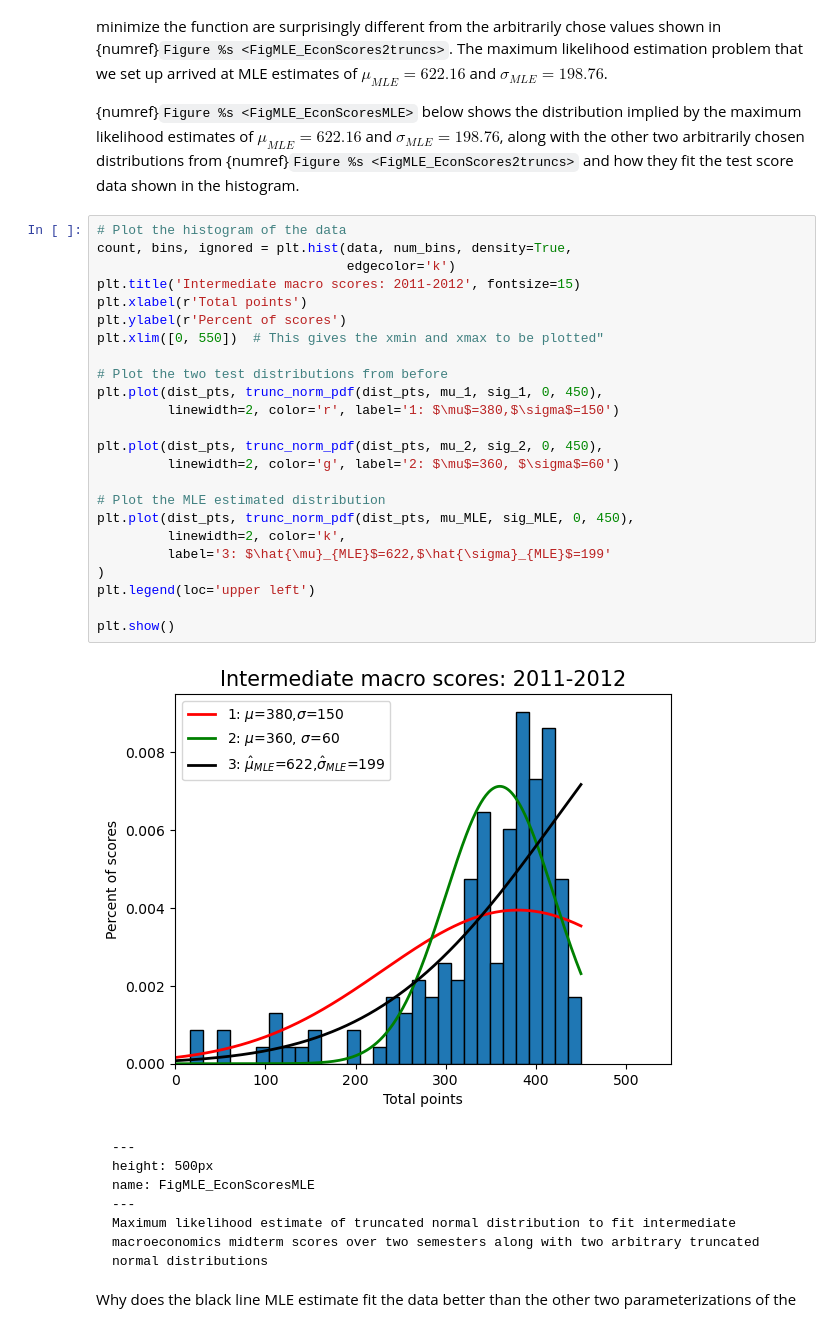
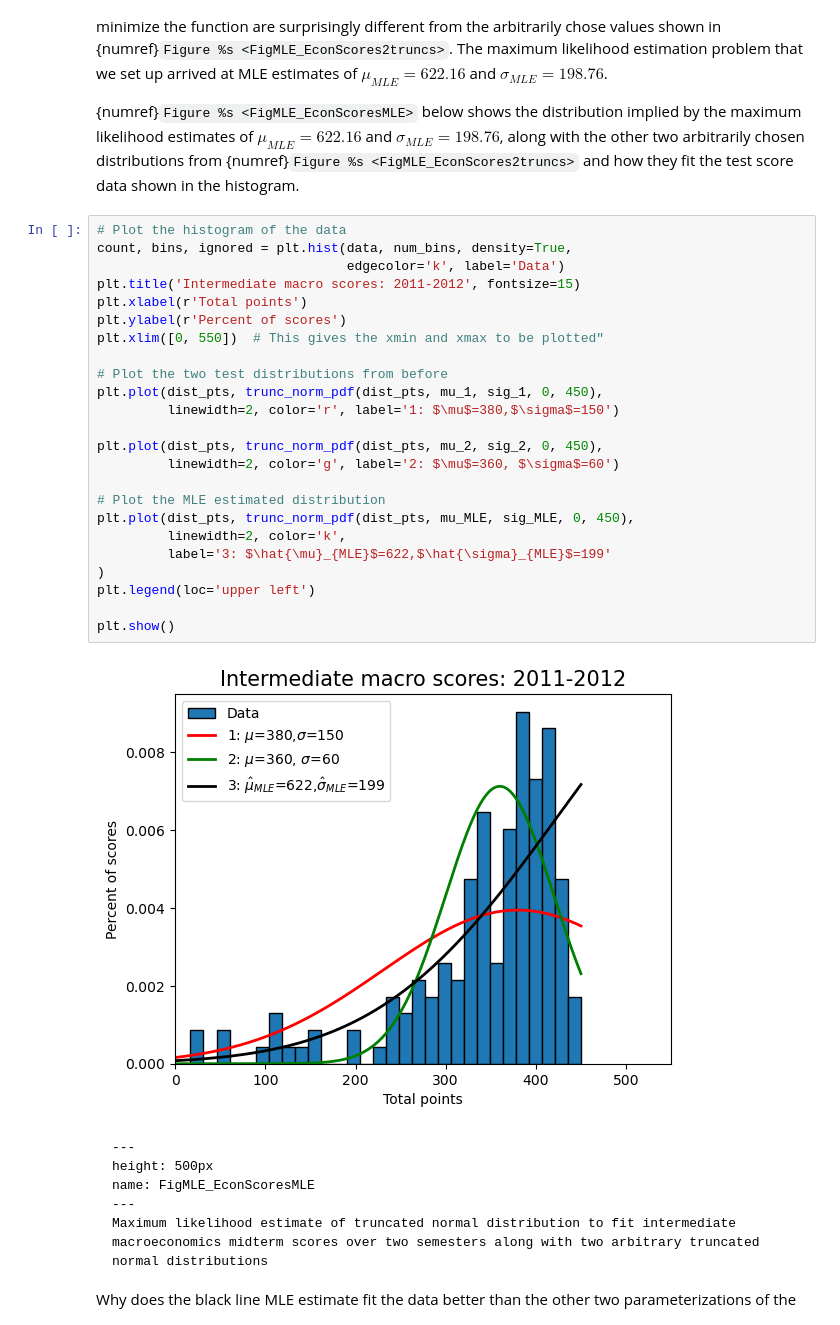
Before and after one commit to OpenSourceEcon/CompMethods, a Jupyter notebook: _sources/struct_est/MLE.ipynb, the cells around one changed output. Saved outputs shown, nothing was run; the diff lists cells and outputs as text.

````diff
--- a/_sources/struct_est/MLE.ipynb
+++ b/_sources/struct_est/MLE.ipynb
@@ -380,29 +380,29 @@ Note that we used initial guesses for $\mu$ and $\sigma$ of 385 and 120 and the
 # %%
 # Plot the histogram of the data
 count, bins, ignored = plt.hist(data, num_bins, density=True,
-                                edgecolor='k')
+                                edgecolor='k', label='Data')
 plt.title('Intermediate macro scores: 2011-2012', fontsize=15)
 plt.xlabel(r'Total points')
 plt.ylabel(r'Percent of scores')
 plt.xlim([0, 550])  # This gives the xmin and xmax to be plotted"
 
 # Plot the two test distributions from before
 plt.plot(dist_pts, trunc_norm_pdf(dist_pts, mu_1, sig_1, 0, 450),
          linewidth=2, color='r', label='1: $\mu$=380,$\sigma$=150')
 
 plt.plot(dist_pts, trunc_norm_pdf(dist_pts, mu_2, sig_2, 0, 450),
          linewidth=2, color='g', label='2: $\mu$=360, $\sigma$=60')
 
 # Plot the MLE estimated distribution
 plt.plot(dist_pts, trunc_norm_pdf(dist_pts, mu_MLE, sig_MLE, 0, 450),
          linewidth=2, color='k',
          label='3: $\hat{\mu}_{MLE}$=622,$\hat{\sigma}_{MLE}$=199'
 )
 plt.legend(loc='upper left')
 
 plt.show()
 # %% [output]
-[figure, old version]
+[figure, new version]
 # %% [markdown]
 ```{figure} ../../../images/mle/Econ381scores_MLE.png
 ---
````
Also changed, not shown: parts of 6 cells of this notebook, 50 other files.
